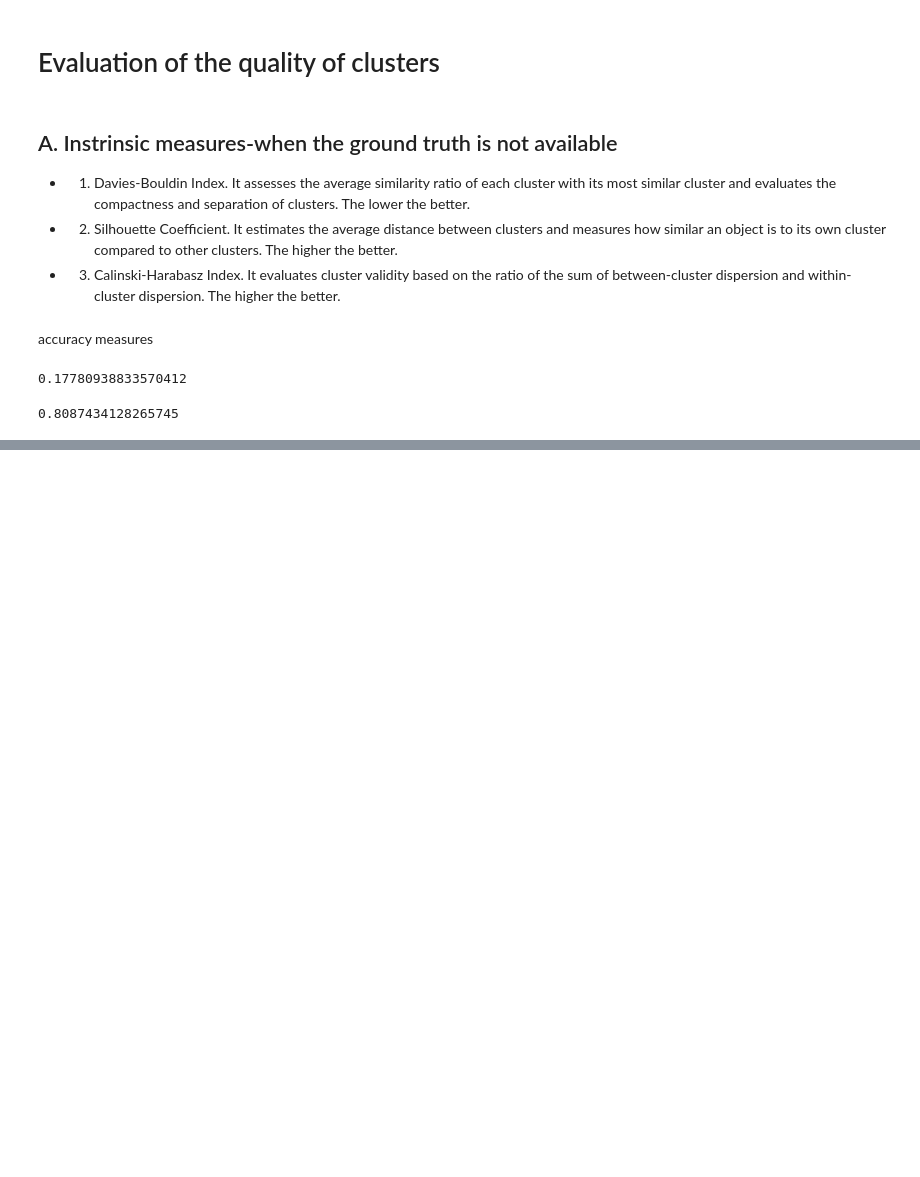
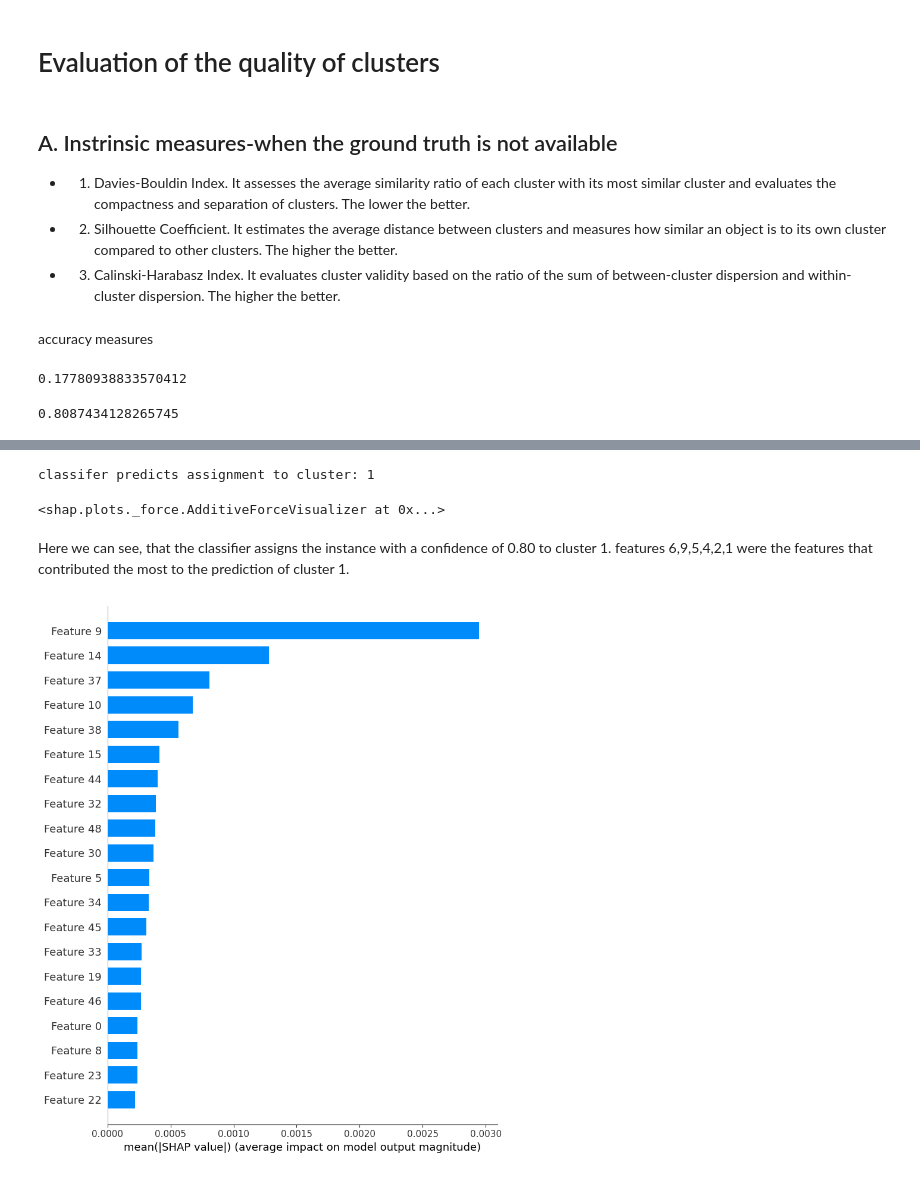
Before and after one commit to Revanchist317/ATiML-Project, a Jupyter notebook: PASCAL_constrained_clustering.ipynb, the cells around one changed output, grey strips where cells are left out. Cells and saved outputs as stored; diff of their text form; code cells hidden in the pictures; blank space fills up the shorter version.

Commit message:
generating explanations with shap values

```diff
--- a/PASCAL_constrained_clustering.ipynb
+++ b/PASCAL_constrained_clustering.ipynb
@@ -848,0 +855,14 @@ sklearn.metrics.rand_score(y_train_one_int, np.array(clusters_VBOW))
+# %%
+# get the features we want to use for the explanation
+tfidf = bovw(x_train, 50, 250)
+features = tfidf
+
+# run cop k means to get the cluster assignments
+clusters_bovw, centres_bovw = cop_kmeans(dataset=tfidf, k=20)
+
+# get classifier on which to generate the explanations
+classifier = MLPClassifier(hidden_layer_sizes=(100,64))
+
+# train classifier: input: features, output: predicted cluster assignment by cop k means
+classifier.fit(tfidf, clusters_bovw)
+print(classifier.score(tfidf, clusters_bovw))
@@ -848,0 +876,15 @@ sklearn.metrics.rand_score(y_train_one_int, np.array(clusters_VBOW))
+# %%
+# https://towardsdatascience.com/how-to-make-clustering-explainable-1582390476cc
+def f(x):
+    return classifier.predict_proba(x)[:, 0]
+
+
+shap.initjs()
+
+explainer = shap.Explainer(f, features)
+shap_values = explainer(features)
+
+# for single prediction
+sample_ind = 0
+explainer2 = shap.KernelExplainer(classifier.predict_proba, features)
+shap_values2 = explainer2.shap_values(features[sample_ind,:])
@@ -848,0 +893,15 @@ sklearn.metrics.rand_score(y_train_one_int, np.array(clusters_VBOW))
+# %%
+instance_ind = 10
+cluster_nr = classifier.predict(features[instance_ind].reshape(1, -1))
+print(f"classifier predicts assignment to cluster: {cluster_nr[0]}")
+
+shap.force_plot(explainer2.expected_value[0], shap_values2[:,cluster_nr[0]], features[instance_ind])
+# %% [output]
+classifer predicts assignment to cluster: 1
+<shap.plots._force.AdditiveForceVisualizer at 0x...>
+# %% [markdown]
+Here we can see, that the classifier assigns the instance with a confidence of 0.80 to cluster 1. features 6,9,5,4,2,1 were the features that contributed the most to the prediction of cluster 1.
+# %%
+shap.summary_plot(shap_values, features, plot_type="bar")
+# %% [output]
+[figure, added]
```
Also changed, not shown: parts of 14 cells of this notebook, 1 other file.
